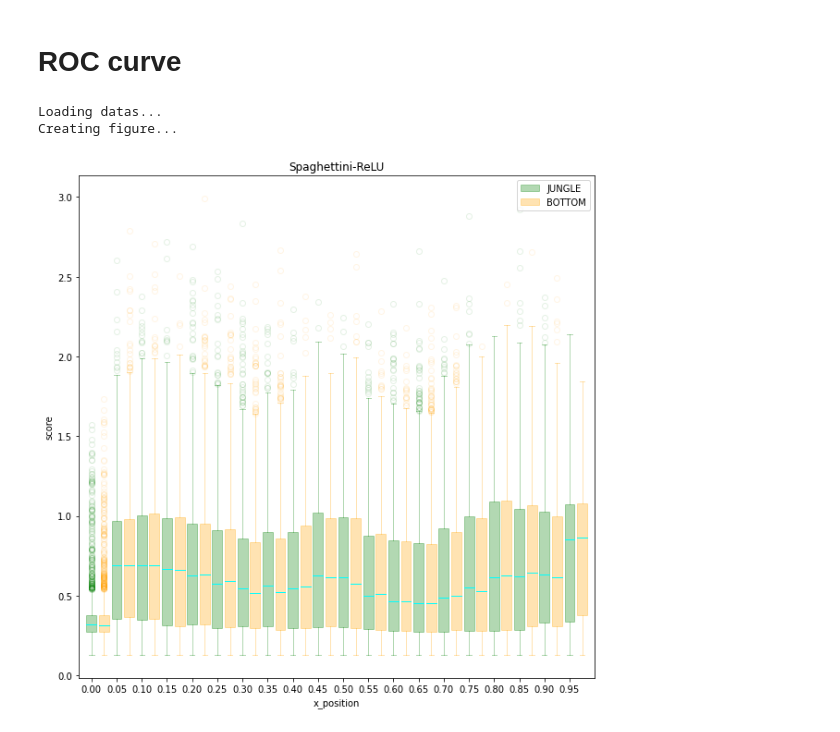
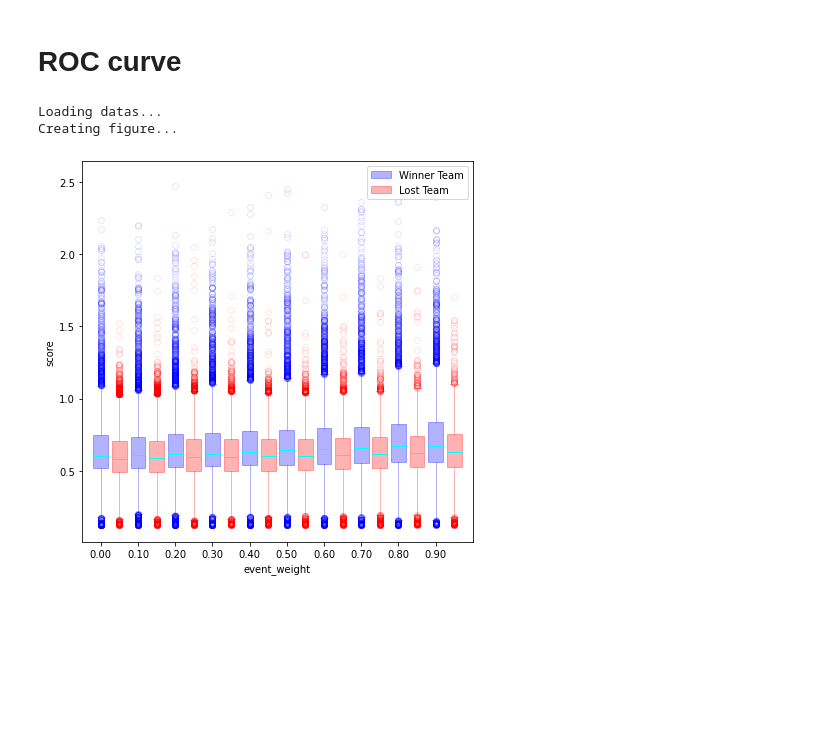
Before and after one commit to ThrypsisJ/Action2Score, a Jupyter notebook: experiment_vis_comparison.ipynb, the cells around one changed output. Saved outputs shown, nothing was run; the diff lists cells and outputs as text; code cells hidden in the pictures; blank space fills up the shorter version.

```diff
--- a/experiment_vis_comparison.ipynb
+++ b/experiment_vis_comparison.ipynb
@@ -43,11 +31,12 @@ vis.draw_roc_curve()
 # %%
 import experiment_vis_functions as vis
 
-vis.score_factor_box_role(event='CHAMPION_KILL_VICTIM', save=False, factor='x_position', roles=['JUNGLE', 'BOTTOM'], sample=60000)
+# vis.score_factor_box_role(event='CHAMPION_KILL_VICTIM', save=False, factor='time', roles=['fighter', 'tank'], sample=60000)
+vis.score_factor_box(event='CHAMPION_KILL_VICTIM', save=False, factor='event_weight', model='spa', sample=100000)
 # %% [output]
 Loading datas...
 Creating figure...
-[figure, old version]
+[figure, new version]
 # %%
 import experiment_vis_functions as vis
 
```
Also changed, not shown: parts of 4 cells of this notebook, 2 other files.
